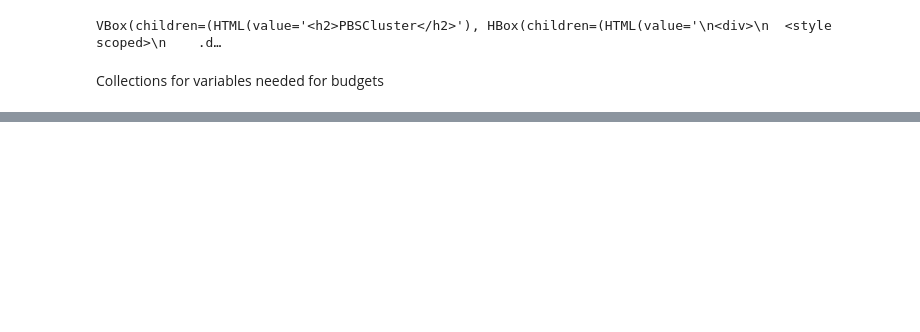
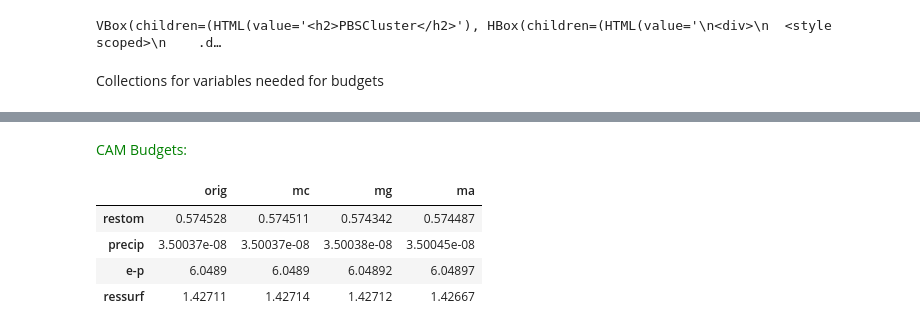
Before and after one commit to NCAR/ldcpy, a Jupyter notebook: docs/source/notebooks/CAMBudgets.ipynb, the cells around one changed output, grey strips where cells are left out. Saved outputs shown, nothing was run; the diff lists cells and outputs as text; code cells hidden in the pictures; blank space fills up the shorter version.

```diff
--- a/docs/source/notebooks/CAMBudgets.ipynb
+++ b/docs/source/notebooks/CAMBudgets.ipynb
@@ -194,0 +211,25 @@ CAM Budgets:
+# %%
+budget_ds = ldcpy.combine_datasets(
+    [
+        fsns_col,
+        fsnt_col,
+        shflx_col,
+        lhflx_col,
+        flnt_col,
+        qflx_col,
+        precc_col,
+        precl_col,
+        flns_col,
+    ]
+)
+
+ldcpy.cam_budgets(budget_ds,
+                  ["orig", "mc", "mg", "ma"],
+                  significant_digits=6,)
+# %% [output]
+CAM Budgets:
+|  | orig | mc | mg | ma |
+| restom | 0.574528 | 0.574511 | 0.574342 | 0.574487 |
+| precip | 3.50037e-08 | 3.50037e-08 | 3.50038e-08 | 3.50045e-08 |
+| e-p | 6.0489 | 6.0489 | 6.04892 | 6.04897 |
+| ressurf | 1.42711 | 1.42714 | 1.42712 | 1.42667 |
```
Also changed, not shown: parts of 24 cells of this notebook, 1 other file.
